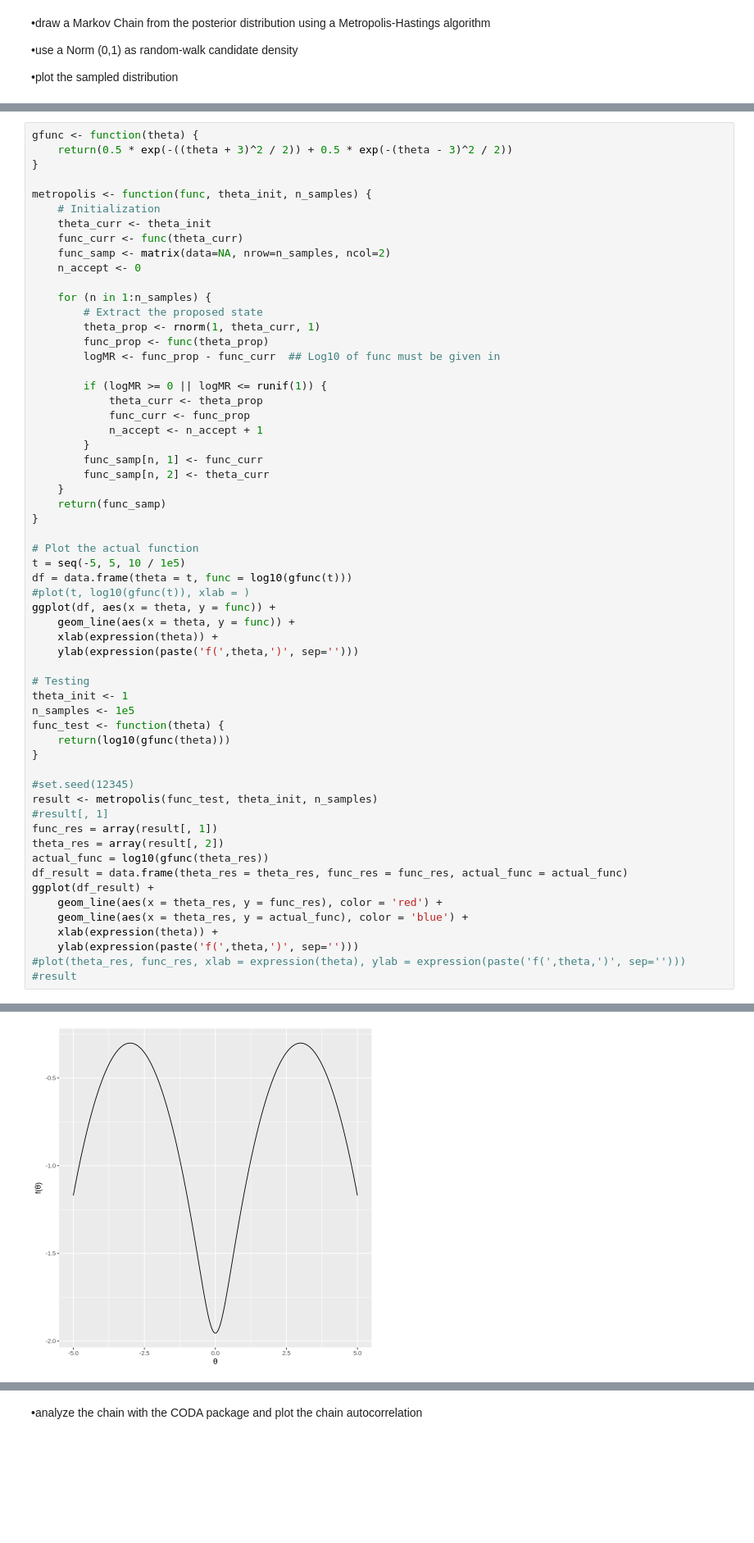
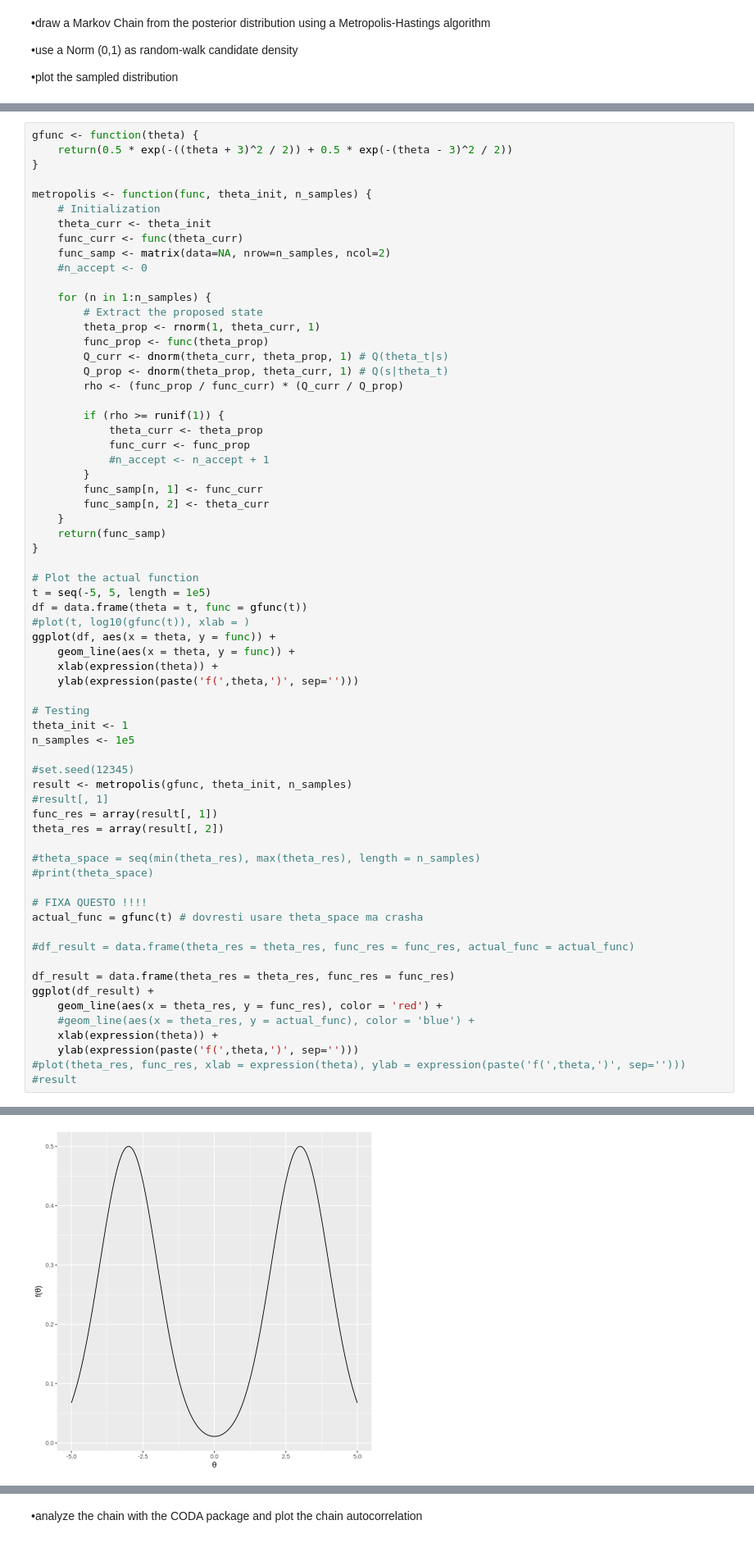
Before and after one commit to pietromalagoli/asp, a Jupyter notebook: code/lab05/Malagoli_Pietro_RLab05.ipynb, the cells around one changed output, grey strips where cells are left out. Shown at 82% size. Drawn from its saved outputs; the diff is of its cells as text; blank space fills up the shorter version.

```diff
--- a/code/lab05/Malagoli_Pietro_RLab05.ipynb
+++ b/code/lab05/Malagoli_Pietro_RLab05.ipynb
@@ -25,18 +31,20 @@ metropolis <- function(func, theta_init, n_samples) {
     theta_curr <- theta_init
     func_curr <- func(theta_curr)
     func_samp <- matrix(data=NA, nrow=n_samples, ncol=2)
-    n_accept <- 0
+    #n_accept <- 0
 
     for (n in 1:n_samples) {
         # Extract the proposed state
         theta_prop <- rnorm(1, theta_curr, 1)
         func_prop <- func(theta_prop)
-        logMR <- func_prop - func_curr  ## Log10 of func must be given in
+        Q_curr <- dnorm(theta_curr, theta_prop, 1) # Q(theta_t|s)
+        Q_prop <- dnorm(theta_prop, theta_curr, 1) # Q(s|theta_t)
+        rho <- (func_prop / func_curr) * (Q_curr / Q_prop)
 
-        if (logMR >= 0 || logMR <= runif(1)) {
+        if (rho >= runif(1)) {
             theta_curr <- theta_prop
             func_curr <- func_prop
-            n_accept <- n_accept + 1
+            #n_accept <- n_accept + 1
         }
         func_samp[n, 1] <- func_curr
         func_samp[n, 2] <- theta_curr
@@ -45,8 +53,8 @@ metropolis <- function(func, theta_init, n_samples) {
 }
 
 # Plot the actual function
-t = seq(-5, 5, 10 / 1e5)
-df = data.frame(theta = t, func = log10(gfunc(t)))
+t = seq(-5, 5, length = 1e5)
+df = data.frame(theta = t, func = gfunc(t))
 #plot(t, log10(gfunc(t)), xlab = )
 ggplot(df, aes(x = theta, y = func)) +
     geom_line(aes(x = theta, y = func)) +
@@ -56,20 +64,25 @@ ggplot(df, aes(x = theta, y = func)) +
 # Testing
 theta_init <- 1
 n_samples <- 1e5
-func_test <- function(theta) {
-    return(log10(gfunc(theta)))
-}
 
 #set.seed(12345)
-result <- metropolis(func_test, theta_init, n_samples)
+result <- metropolis(gfunc, theta_init, n_samples)
 #result[, 1]
 func_res = array(result[, 1])
 theta_res = array(result[, 2])
-actual_func = log10(gfunc(theta_res))
-df_result = data.frame(theta_res = theta_res, func_res = func_res, actual_func = actual_func)
+
+#theta_space = seq(min(theta_res), max(theta_res), length = n_samples)
+#print(theta_space)
+
+# FIXA QUESTO !!!!
+actual_func = gfunc(t) # dovresti usare theta_space ma crasha
+
+#df_result = data.frame(theta_res = theta_res, func_res = func_res, actual_func = actual_func)
+
+df_result = data.frame(theta_res = theta_res, func_res = func_res)
 ggplot(df_result) +
     geom_line(aes(x = theta_res, y = func_res), color = 'red') +
-    geom_line(aes(x = theta_res, y = actual_func), color = 'blue') +
+    #geom_line(aes(x = theta_res, y = actual_func), color = 'blue') +
     xlab(expression(theta)) +
     ylab(expression(paste('f(',theta,')', sep='')))
 #plot(theta_res, func_res, xlab = expression(theta), ylab = expression(paste('f(',theta,')', sep='')))
@@ -79 +91 @@ ERROR: Error in if (logMR >= 0 || logMR <= runif(1)) {: missing value where TRUE
-[figure, old version]
+[figure, new version]
```
Also changed, not shown: parts of 4 cells of this notebook.
